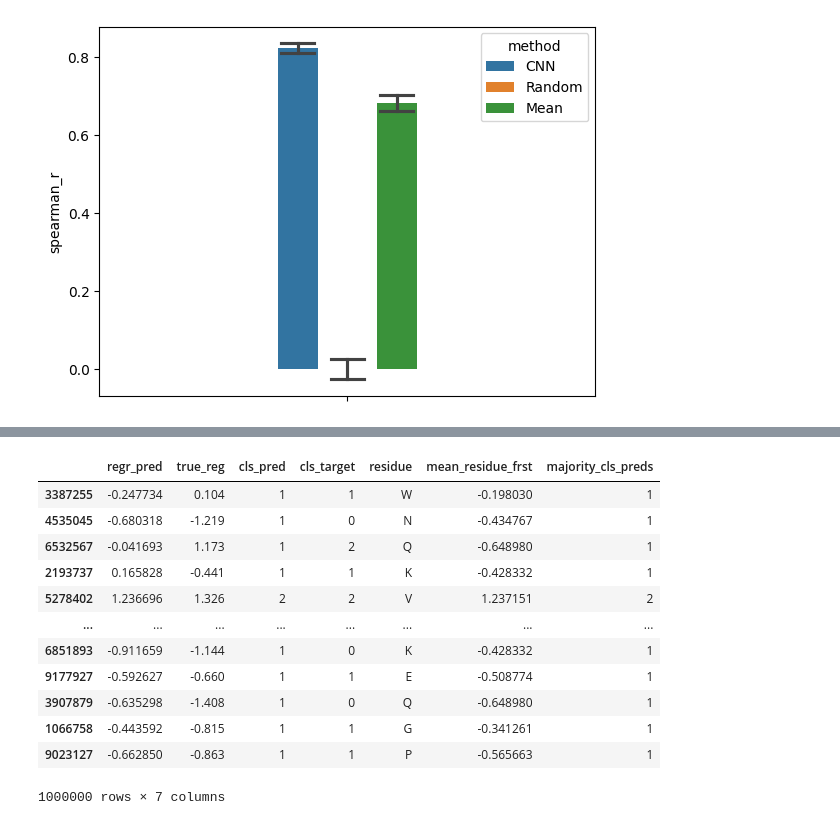
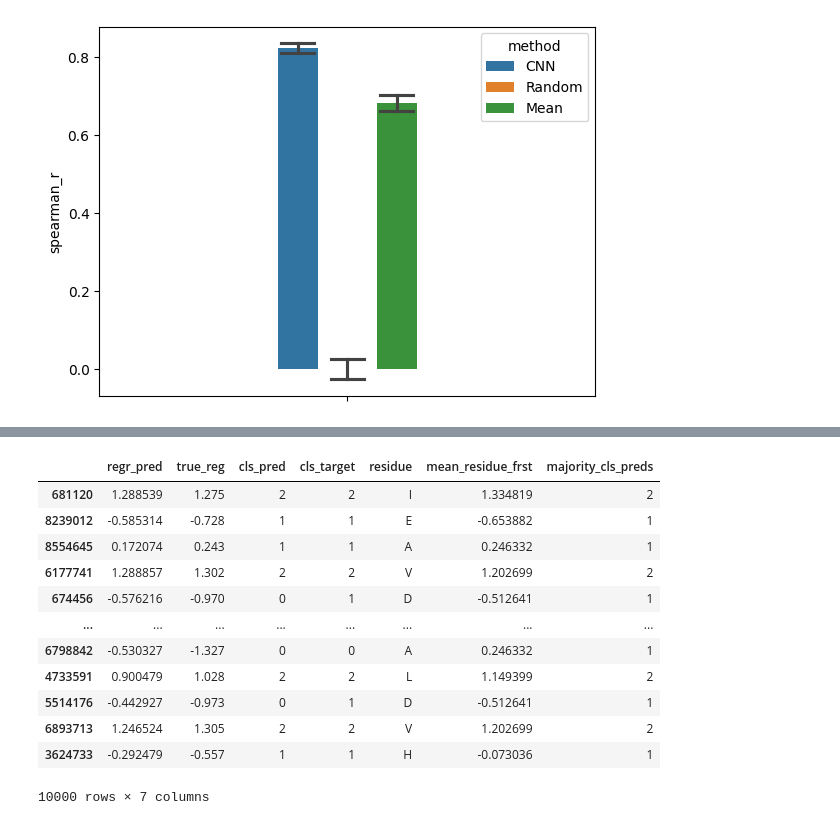
Before and after one commit to leuschjanphilipp/FrustrAI-Seq, a Jupyter notebook: notebooks/ev_mean_predictor.ipynb, the cells around one changed output, grey strips where cells are left out. Saved outputs shown, nothing was run; the diff lists cells and outputs as text; code cells hidden in the pictures.

```diff
--- a/notebooks/ev_mean_predictor.ipynb
+++ b/notebooks/ev_mean_predictor.ipynb
@@ -69,0 +95,3 @@ for res in res_list:
+# %%
+cls_dict = {k: {"majority_class": int(v["majority_class"]), "bincount": v["bincount"].tolist(), "probabilities": v["probabilities"].tolist()} for k, v in cls_dict.items()}
+cls_dict
@@ -69,0 +116,12 @@ for res in res_list:
+# %%
+# save the dictionaries for later use
+with open('../data/frustration/reg_heuristic.json', 'w') as f:
+    json.dump(reg_dict, f, indent=4)
+with open('../data/frustration/cls_heuristic.json', 'w') as f:
+    json.dump(cls_dict, f, indent=4)
+# %%
+# load the dictionaries for later use
+with open('../data/frustration/reg_heuristic.json', 'r') as f:
+    reg_dict = json.load(f)
+with open('../data/frustration/cls_heuristic.json', 'r') as f:
+    cls_dict = json.load(f)
@@ -70,5 +151,5 @@ for res in res_list:
 # %%
-CNN_test = np.load("../data/it3_lora/loraQK_test_preds.npz")
+CNN_test = np.load("../data/it4/it4_joint_ftall_ce_test_preds.npz")
 CNN_test.files
 # %% [output]
 ['full_seqs',
@@ -231,20 +310,20 @@ res_df
 # %%
-res_df_sub = res_df.sample(1000000, random_state=42)
+res_df_sub = res_df.sample(10000, random_state=42)
 res_df_sub
 # %% [output]
 |  | regr_pred | true_reg | cls_pred | cls_target | residue | mean_residue_frst | majority_cls_preds |
-| 3387255 | -0.247734 | 0.104 | 1 | 1 | W | -0.198030 | 1 |
-| 4535045 | -0.680318 | -1.219 | 1 | 0 | N | -0.434767 | 1 |
-| 6532567 | -0.041693 | 1.173 | 1 | 2 | Q | -0.648980 | 1 |
-| 2193737 | 0.165828 | -0.441 | 1 | 1 | K | -0.428332 | 1 |
-| 5278402 | 1.236696 | 1.326 | 2 | 2 | V | 1.237151 | 2 |
+| 681120 | 1.288539 | 1.275 | 2 | 2 | I | 1.334819 | 2 |
+| 8239012 | -0.585314 | -0.728 | 1 | 1 | E | -0.653882 | 1 |
+| 8554645 | 0.172074 | 0.243 | 1 | 1 | A | 0.246332 | 1 |
+| 6177741 | 1.288857 | 1.302 | 2 | 2 | V | 1.202699 | 2 |
+| 674456 | -0.576216 | -0.970 | 0 | 1 | D | -0.512641 | 1 |
 | ... | ... | ... | ... | ... | ... | ... | ... |
-| 6851893 | -0.911659 | -1.144 | 1 | 0 | K | -0.428332 | 1 |
-| 9177927 | -0.592627 | -0.660 | 1 | 1 | E | -0.508774 | 1 |
-| 3907879 | -0.635298 | -1.408 | 1 | 0 | Q | -0.648980 | 1 |
-| 1066758 | -0.443592 | -0.815 | 1 | 1 | G | -0.341261 | 1 |
-| 9023127 | -0.662850 | -0.863 | 1 | 1 | P | -0.565663 | 1 |
+| 6798842 | -0.530327 | -1.327 | 0 | 0 | A | 0.246332 | 1 |
+| 4733591 | 0.900479 | 1.028 | 2 | 2 | L | 1.149399 | 2 |
+| 5514176 | -0.442927 | -0.973 | 0 | 1 | D | -0.512641 | 1 |
+| 6893713 | 1.246524 | 1.305 | 2 | 2 | V | 1.202699 | 2 |
+| 3624733 | -0.292479 | -0.557 | 1 | 1 | H | -0.073036 | 1 |
-1000000 rows × 7 columns
+10000 rows × 7 columns
 # %%
 #make a fig with 20 subplots 5rows and 4 columns showing jointplots for each residue type
 fig, axes = plt.subplots(4, 5, figsize=(20, 15))
```
Also changed, not shown: parts of 33 cells of this notebook, 16 other files.
